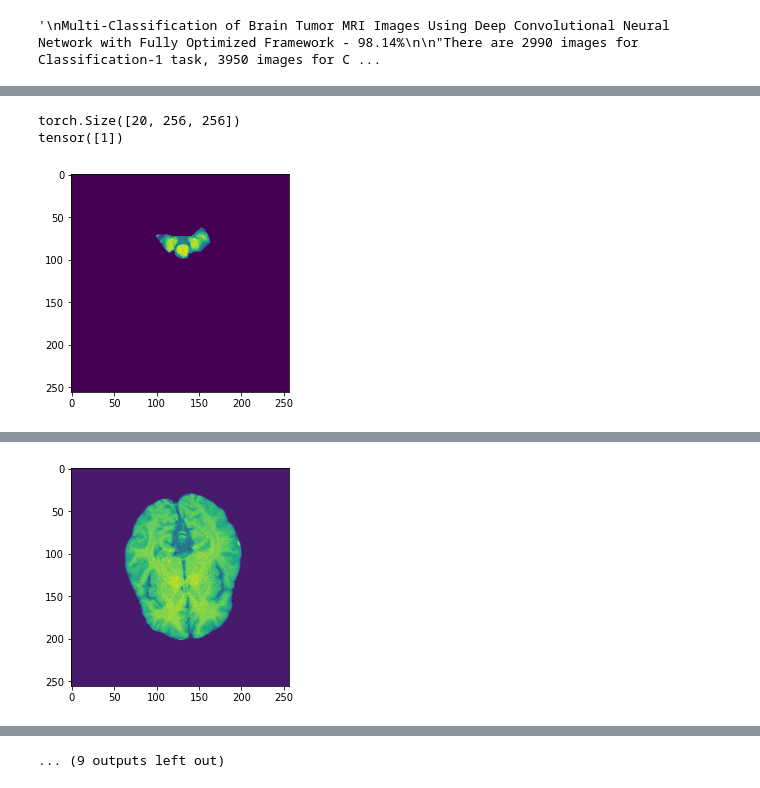
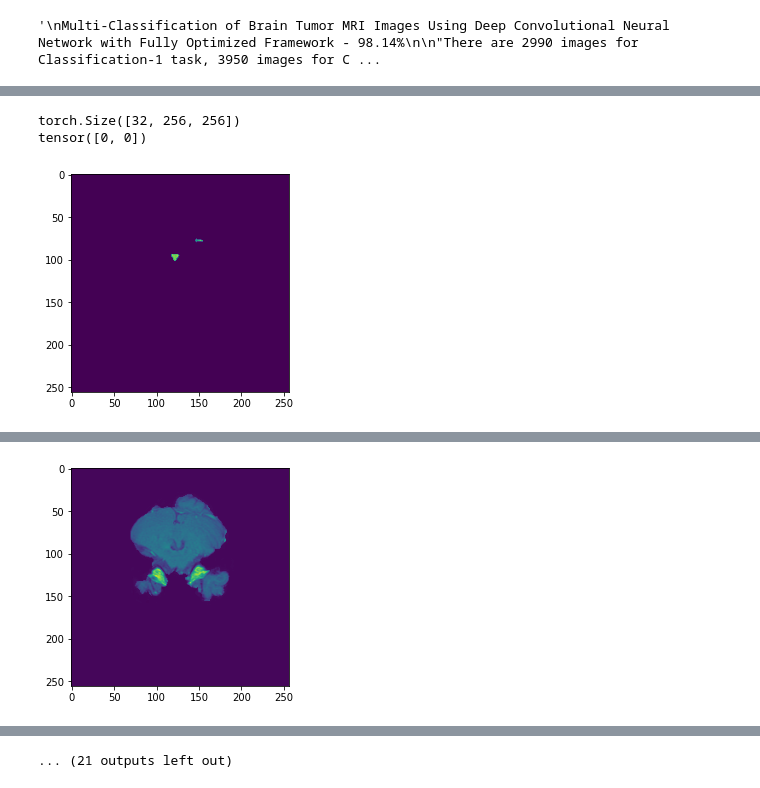
Before and after one commit to shizacharania/Brain-Tumour-Grading, a Jupyter notebook: TumourGrading.ipynb, the cells around one changed output, grey strips where cells are left out. Drawn from its saved outputs; the diff is of its cells as text; code cells hidden in the pictures.

```diff
--- a/TumourGrading.ipynb
+++ b/TumourGrading.ipynb
@@ -153,17 +150 @@ print(labels[0])
 ... (48 outputs left out)
-# %%
-count = 0
-min_slices = img_nparrays[0].shape[0]  # ig you would have to find the fewest amount of slices and then resize it that way
-
-for i in range(len(img_nparrays)):
-  img = img_nparrays[i]
-  if (img.shape[0] == 3):
-    print("HI")
-    continue
-  print((img_nparrays[i].shape))
-  if (img_nparrays[i].shape[0] < min_slices and img.shape[0] != 3):
-    min_slices = img_nparrays[i].shape[0];
-  count += 1
-
-print(count)
-print(min_slices)
@@ -292,13 +297,13 @@ print(min_slices)
 #   # print(brain_slice.shape)
 # %%
 def find_scale(size):
-  return 20/size
+  return 32/size
 # %%
 from scipy.ndimage import zoom
 same_size_arrays = []
 
-for i in range(len(img_nparrays)):
-  img = img_nparrays[i]
+for i in range(len(big_img_nparrays)):
+  img = big_img_nparrays[i]
 
   if (img.shape[0] == 3):
     continue
@@ -606,11 +604,24 @@ testloader = torch.utils.data.DataLoader(testing_data, batch_size=1, shuffle = T
+# %%
+# However, for validation_batch_size and test_batch_size, you should pick the largest batch size that your hardware can handle
+# without running out of memory and crashing. Finding this is usually a simple trial and error process.
+# The larger your batch size at inference time, the faster it will be, since more inputs can be processed in parallel.
+# https://stackoverflow.com/questions/54413160/training-validation-testing-batch-size-ratio
+
+from torch import utils
+
+trainloader = torch.utils.data.DataLoader(training_data, batch_size=2, shuffle = True)
+
+validationloader = torch.utils.data.DataLoader(validation_data, batch_size=2, shuffle = True)
+
+testloader = torch.utils.data.DataLoader(testing_data, batch_size=12, shuffle = True)
 # %%
-trimage, trlabel = next(iter(trainloader)) # every time you run this, it gives you new image and new label (since it also shuffles)
+trimages, trlabels = next(iter(trainloader)) # every time you run this, it gives you new image and new label (since it also shuffles)
 
-trimage = trimage.squeeze()
+trimage = trimages[0].squeeze()
 trimage = trimage.permute(1,2,0) # it should be (1,2,0) not (1,0,2) because the dimensions change when converting from numpy array to torch tensor
 
 print(trimage.shape)
-print(trlabel)
+print(trlabels)
 
 for i in range(trimage.shape[0]):
   brain_slice = trimage[i, :, :] # first coordinate goes through slices from top to bottom - last 2 are basically the X and Y (|__)
@@ -618,6 +629,6 @@ for i in range(trimage.shape[0]):
   plt.show()
   plt.close()
 # %% [output]
-torch.Size([20, 256, 256])
-tensor([1])
+torch.Size([32, 256, 256])
+tensor([0, 0])
-[figure, old version]
+[figure, new version]
@@ -630 +641 @@ tensor([1])
-[figure, old version]
+[figure, new version]
@@ -634,2 +645,2 @@ tensor([1])
-... (9 outputs left out)
+... (21 outputs left out)
 # %%
```
Also changed, not shown: parts of 40 cells of this notebook.
